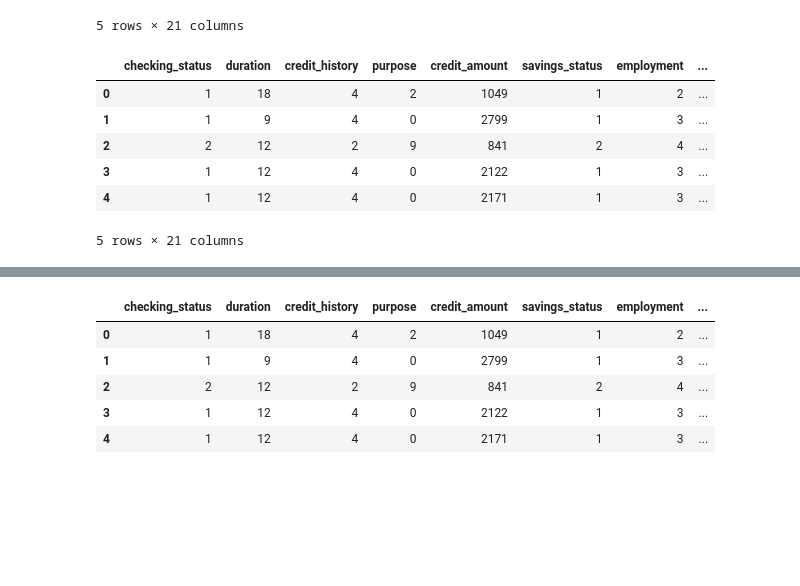
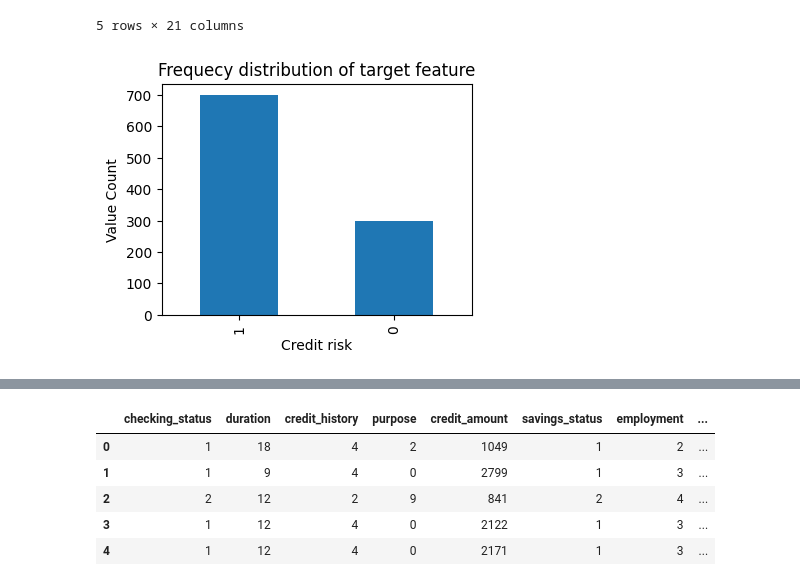
Before and after one commit to F-U-Njoku/fs_tutorial, a Jupyter notebook: EDBT Tutorial.ipynb, the cells around one changed output, grey strips where cells are left out. Cells and saved outputs as stored; diff of their text form; code cells hidden in the pictures; blank space fills up the shorter version.

```diff
--- a/EDBT Tutorial.ipynb
+++ b/EDBT Tutorial.ipynb
@@ -199,13 +195,7 @@ data.rename(columns={'laufkont':"checking_status",
                   'telef':"own_telephone",
                   'gastarb':"foreign_worker",
                   'kredit':"credit"}, inplace=True)
-# %%
-data.head()
-# %% [output]
-|  | checking_status | duration | credit_history | purpose | credit_amount | savings_status | employment | ... |
-| 0 | 1 | 18 | 4 | 2 | 1049 | 1 | 2 | ... |
-| 1 | 1 | 9 | 4 | 0 | 2799 | 1 | 3 | ... |
-| 2 | 2 | 12 | 2 | 9 | 841 | 2 | 4 | ... |
-| 3 | 1 | 12 | 4 | 0 | 2122 | 1 | 3 | ... |
-| 4 | 1 | 12 | 4 | 0 | 2171 | 1 | 3 | ... |
-5 rows × 21 columns
+# %%
+plot = data['credit'].value_counts().plot(kind='bar', title="Frequecy distribution of target feature", xlabel="Credit risk", ylabel="Value Count", figsize=(4,3))
+# %% [output]
+[figure, added]
```
Also changed, not shown: parts of 35 cells of this notebook, 8 other files.
